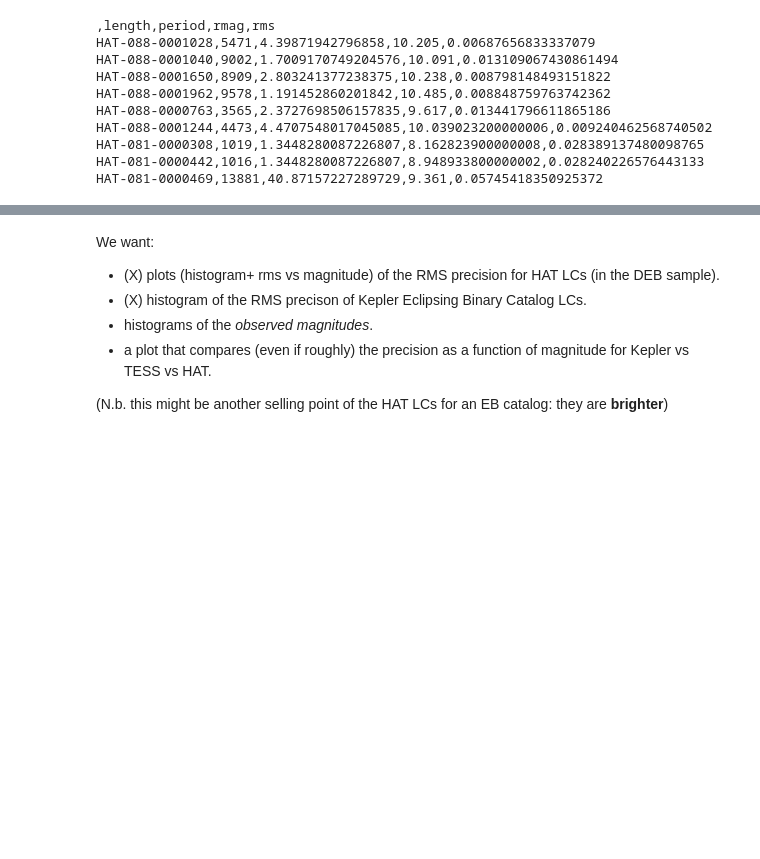
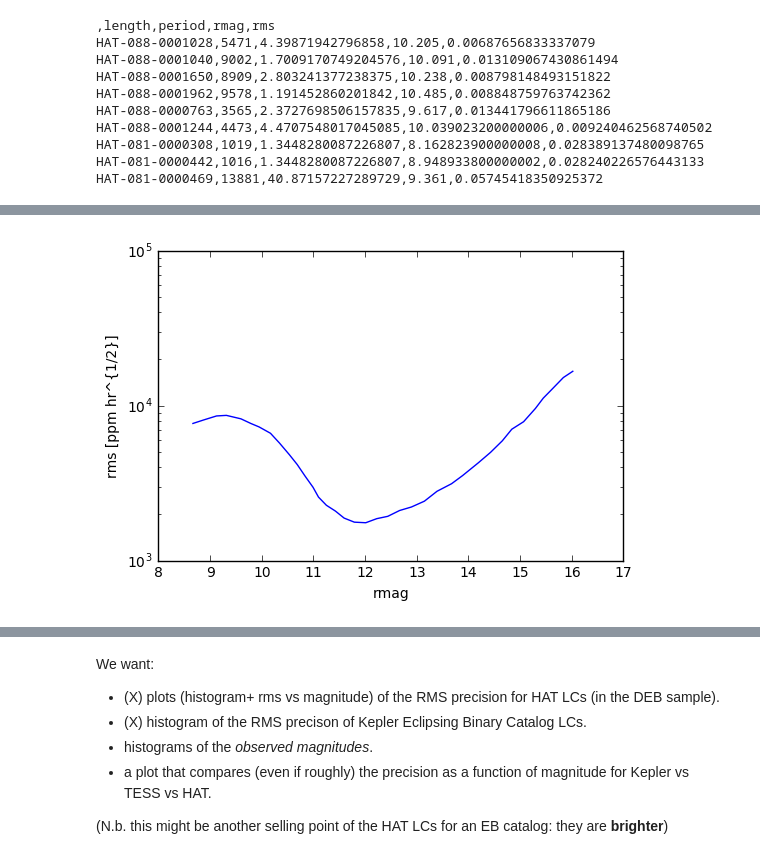
Before and after one commit to lgbouma/cbp, a Jupyter notebook: notebooks/precision_comparison.ipynb, the cells around one changed output, grey strips where cells are left out. Cells and saved outputs as stored; diff of their text form; code cells hidden in the pictures; blank space fills up the shorter version.

```diff
--- a/notebooks/precision_comparison.ipynb
+++ b/notebooks/precision_comparison.ipynb
@@ -443,0 +253,12 @@ fig.show()
+# %%
+binningfactor = (60/5.5)**(1/2.)
+HAT_RMS_ppm = (1 - 10**(-2./5. * np.array(hatdat['rms']))) * 1e6
+HAT_rmags = hatdat['rmag']
+
+plt.close('all')
+fig, ax = plt.subplots()
+ax.plot(HAT_rmags, HAT_RMS_ppm/binningfactor)
+ax.set(xlabel='rmag', ylabel='rms [ppm hr^{1/2}]', yscale='log')
+fig.show()
+# %% [output]
+[figure, added]
```
Also changed, not shown: parts of 60 cells of this notebook, 1 other file.
